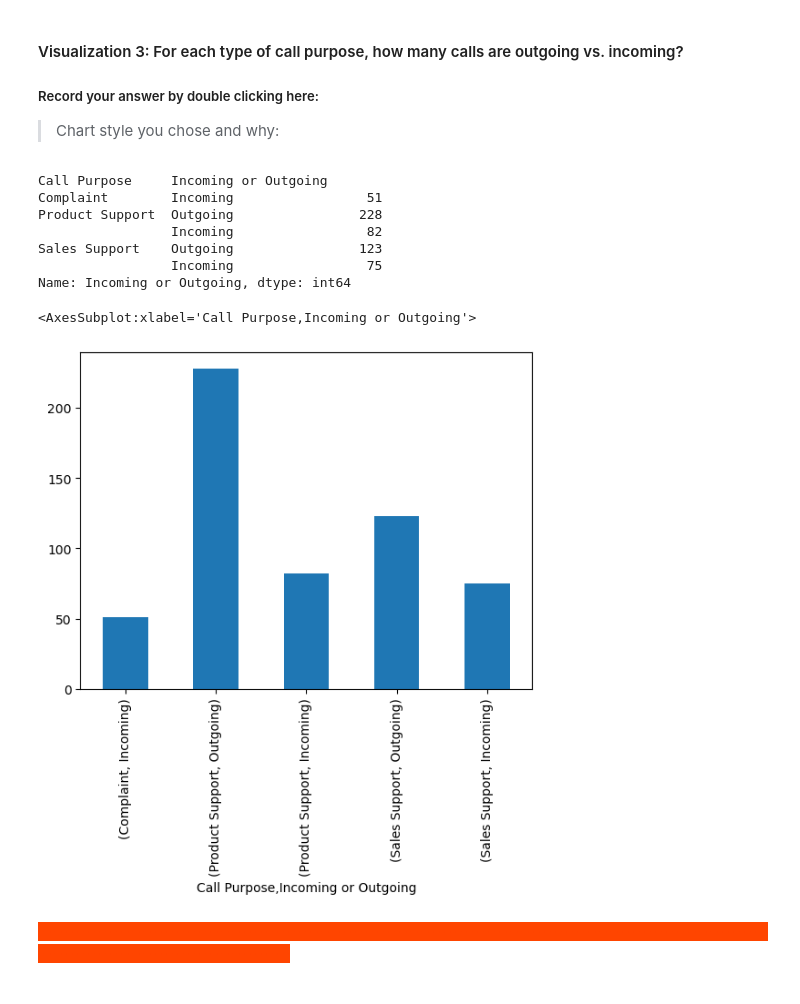
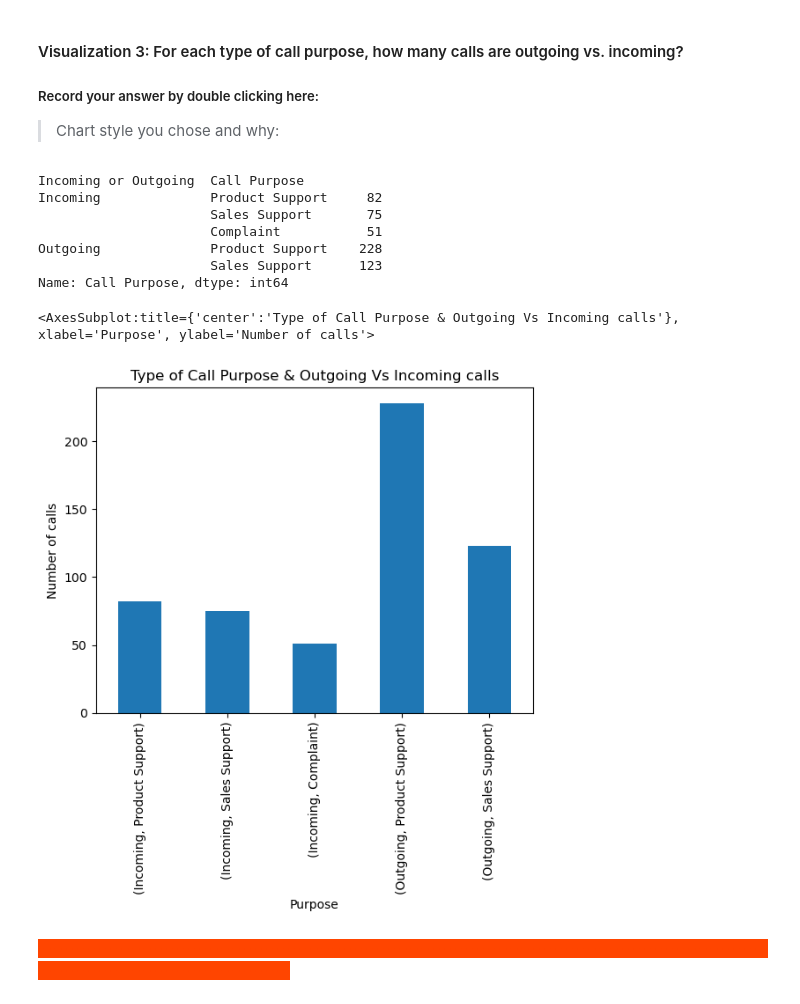
Before and after one commit to shalo888/call-center-cleanup-assignment, a Jupyter notebook: Call_Center_Cleanup.ipynb, the cells around one changed output. Drawn from its saved outputs; the diff is of its cells as text; code cells hidden in the pictures.

```diff
--- a/Call_Center_Cleanup.ipynb
+++ b/Call_Center_Cleanup.ipynb
@@ -477,28 +477,28 @@ north_plt.plot(kind="bar", title="The average speed of answer and Rep in the Nor
 # %%
 # Create visualization 3 here:
 # The three dictionaries, complaints, sales_support, and product_support, have the information you need
 
-purpose_group = df.groupby("Call Purpose")
+purpose_group = df.groupby("Incoming or Outgoing")
 call_purpose = ["Complaint", "Product Support", "Sales Support"]
-purpose_counts = purpose_group["Incoming or Outgoing"].value_counts()
+purpose_counts = purpose_group["Call Purpose"].value_counts()
 print(purpose_counts)
 
-complaints = purpose_counts["Complaint"].to_dict()
-sales_support = purpose_counts["Sales Support"].to_dict()
-product_support = purpose_counts["Product Support"].to_dict()
+# complaints = purpose_counts["Complaint"].to_dict()
+# sales_support = purpose_counts["Sales Support"].to_dict()
+# product_support = purpose_counts["Product Support"].to_dict()
 
 #Your Code Here:
-purpose_counts.plot(kind='bar')
+purpose_counts.plot(kind='bar',title="Type of Call Purpose & Outgoing Vs Incoming calls" , ylabel='Number of calls', xlabel = 'Purpose')
 # %% [output]
-Call Purpose     Incoming or Outgoing
-Complaint        Incoming                 51
-Product Support  Outgoing                228
-                 Incoming                 82
-Sales Support    Outgoing                123
-                 Incoming                 75
-Name: Incoming or Outgoing, dtype: int64
+Incoming or Outgoing  Call Purpose
+Incoming              Product Support     82
+                      Sales Support       75
+                      Complaint           51
+Outgoing              Product Support    228
+                      Sales Support      123
+Name: Call Purpose, dtype: int64
-<AxesSubplot:xlabel='Call Purpose,Incoming or Outgoing'>
+<AxesSubplot:title={'center':'Type of Call Purpose & Outgoing Vs Incoming calls'}, xlabel='Purpose', ylabel='Number of calls'>
-[figure, old version]
+[figure, new version]
 # %% [markdown]
 <span style="background-color:orangered; color:orangered;">- - - - - - - - - - - - - - - - - - - - - - - - - - - - - - - - - - - - - - - - - - - - - - - - - - - - - - - - - - - - - - - - - - - - - - - - - - - - - - - - - - - - - - - - -</span>
 # %% [markdown]
```
Also changed, not shown: parts of 1 cell of this notebook.
